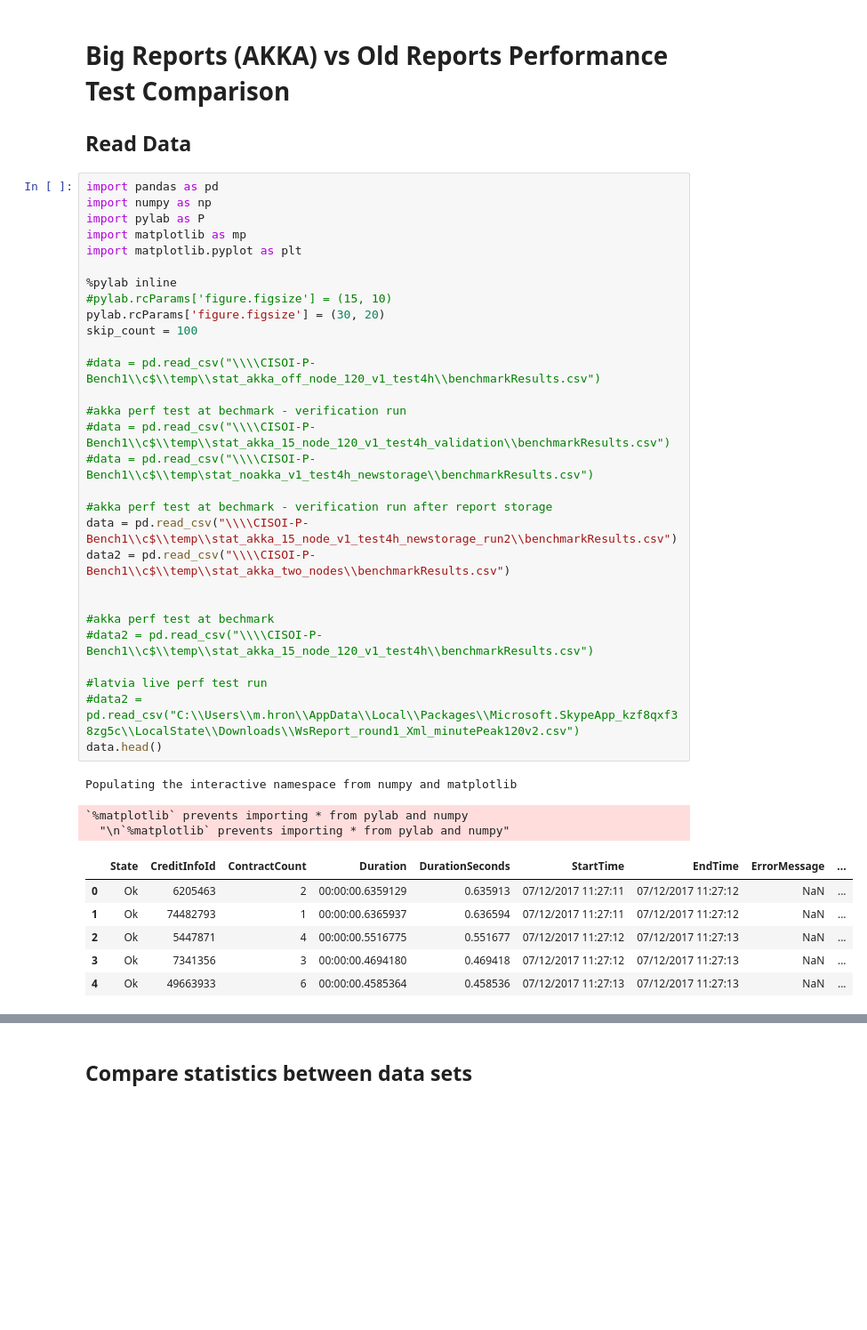
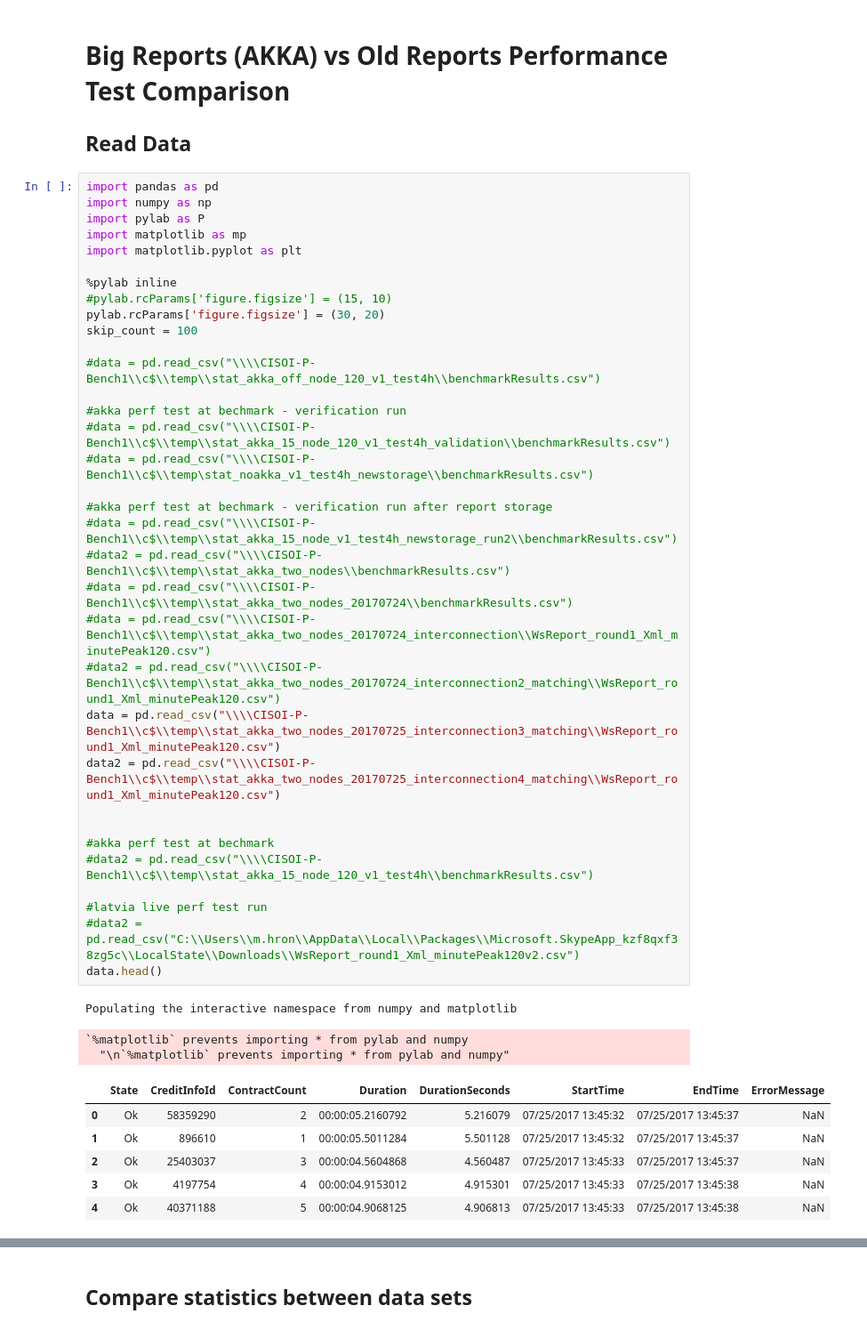
Before and after one commit to matej-hron/deeplearning, a Jupyter notebook: jupyter/PerfTestsAkka.ipynb, the cells around one changed output, grey strips where cells are left out. Shown at 89% size. Drawn from its saved outputs; the diff is of its cells as text; blank space fills up the shorter version.

```diff
--- a/jupyter/PerfTestsAkka.ipynb
+++ b/jupyter/PerfTestsAkka.ipynb
@@ -6,41 +6,46 @@
 import pandas as pd
 import numpy as np
 import pylab as P
 import matplotlib as mp
 import matplotlib.pyplot as plt
 
 %pylab inline
 #pylab.rcParams['figure.figsize'] = (15, 10)
 pylab.rcParams['figure.figsize'] = (30, 20)
 skip_count = 100
 
 #data = pd.read_csv("\\\\CISOI-P-Bench1\\c$\\temp\\stat_akka_off_node_120_v1_test4h\\benchmarkResults.csv")
 
 #akka perf test at bechmark - verification run
 #data = pd.read_csv("\\\\CISOI-P-Bench1\\c$\\temp\\stat_akka_15_node_120_v1_test4h_validation\\benchmarkResults.csv")
 #data = pd.read_csv("\\\\CISOI-P-Bench1\\c$\\temp\stat_noakka_v1_test4h_newstorage\\benchmarkResults.csv")
 
 #akka perf test at bechmark - verification run after report storage
-data = pd.read_csv("\\\\CISOI-P-Bench1\\c$\\temp\\stat_akka_15_node_v1_test4h_newstorage_run2\\benchmarkResults.csv")
-data2 = pd.read_csv("\\\\CISOI-P-Bench1\\c$\\temp\\stat_akka_two_nodes\\benchmarkResults.csv")
+#data = pd.read_csv("\\\\CISOI-P-Bench1\\c$\\temp\\stat_akka_15_node_v1_test4h_newstorage_run2\\benchmarkResults.csv")
+#data2 = pd.read_csv("\\\\CISOI-P-Bench1\\c$\\temp\\stat_akka_two_nodes\\benchmarkResults.csv")
+#data = pd.read_csv("\\\\CISOI-P-Bench1\\c$\\temp\\stat_akka_two_nodes_20170724\\benchmarkResults.csv")
+#data = pd.read_csv("\\\\CISOI-P-Bench1\\c$\\temp\\stat_akka_two_nodes_20170724_interconnection\\WsReport_round1_Xml_minutePeak120.csv")
+#data2 = pd.read_csv("\\\\CISOI-P-Bench1\\c$\\temp\\stat_akka_two_nodes_20170724_interconnection2_matching\\WsReport_round1_Xml_minutePeak120.csv")
+data = pd.read_csv("\\\\CISOI-P-Bench1\\c$\\temp\\stat_akka_two_nodes_20170725_interconnection3_matching\\WsReport_round1_Xml_minutePeak120.csv")
+data2 = pd.read_csv("\\\\CISOI-P-Bench1\\c$\\temp\\stat_akka_two_nodes_20170725_interconnection4_matching\\WsReport_round1_Xml_minutePeak120.csv")
 
 
 #akka perf test at bechmark
 #data2 = pd.read_csv("\\\\CISOI-P-Bench1\\c$\\temp\\stat_akka_15_node_120_v1_test4h\\benchmarkResults.csv")
 
 #latvia live perf test run
 #data2 = pd.read_csv("C:\\Users\\m.hron\\AppData\\Local\\Packages\\Microsoft.SkypeApp_kzf8qxf38zg5c\\LocalState\\Downloads\\WsReport_round1_Xml_minutePeak120v2.csv")
 data.head()
 # %% [output]
 Populating the interactive namespace from numpy and matplotlib
 `%matplotlib` prevents importing * from pylab and numpy
   "\n`%matplotlib` prevents importing * from pylab and numpy"
-|  | State | CreditInfoId | ContractCount | Duration | DurationSeconds | StartTime | EndTime | ErrorMessage | ... |
-| 0 | Ok | 6205463 | 2 | 00:00:00.6359129 | 0.635913 | 07/12/2017 11:27:11 | 07/12/2017 11:27:12 | NaN | ... |
-| 1 | Ok | 74482793 | 1 | 00:00:00.6365937 | 0.636594 | 07/12/2017 11:27:11 | 07/12/2017 11:27:12 | NaN | ... |
-| 2 | Ok | 5447871 | 4 | 00:00:00.5516775 | 0.551677 | 07/12/2017 11:27:12 | 07/12/2017 11:27:13 | NaN | ... |
-| 3 | Ok | 7341356 | 3 | 00:00:00.4694180 | 0.469418 | 07/12/2017 11:27:12 | 07/12/2017 11:27:13 | NaN | ... |
-| 4 | Ok | 49663933 | 6 | 00:00:00.4585364 | 0.458536 | 07/12/2017 11:27:13 | 07/12/2017 11:27:13 | NaN | ... |
+|  | State | CreditInfoId | ContractCount | Duration | DurationSeconds | StartTime | EndTime | ErrorMessage |
+| 0 | Ok | 58359290 | 2 | 00:00:05.2160792 | 5.216079 | 07/25/2017 13:45:32 | 07/25/2017 13:45:37 | NaN |
+| 1 | Ok | 896610 | 1 | 00:00:05.5011284 | 5.501128 | 07/25/2017 13:45:32 | 07/25/2017 13:45:37 | NaN |
+| 2 | Ok | 25403037 | 3 | 00:00:04.5604868 | 4.560487 | 07/25/2017 13:45:33 | 07/25/2017 13:45:37 | NaN |
+| 3 | Ok | 4197754 | 4 | 00:00:04.9153012 | 4.915301 | 07/25/2017 13:45:33 | 07/25/2017 13:45:38 | NaN |
+| 4 | Ok | 40371188 | 5 | 00:00:04.9068125 | 4.906813 | 07/25/2017 13:45:33 | 07/25/2017 13:45:38 | NaN |
 # %%
 print("# of errors in the 1st set: ", len([x for x in data["State"] if x != 'Ok']))
 print("# of errors in the 2nd set: ", len([x for x in data2["State"] if x != 'Ok']))
```
Also changed, not shown: parts of 4 cells of this notebook, 4 other files.
